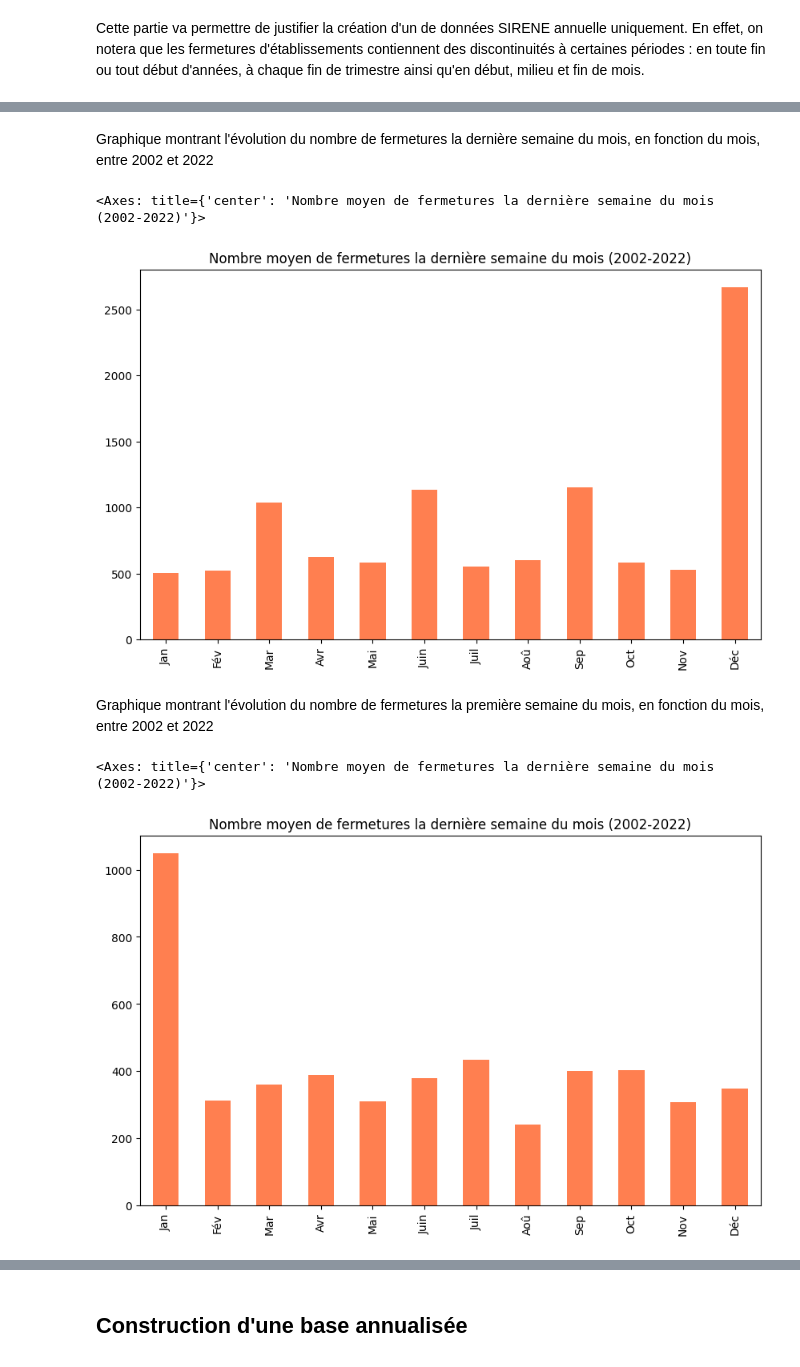
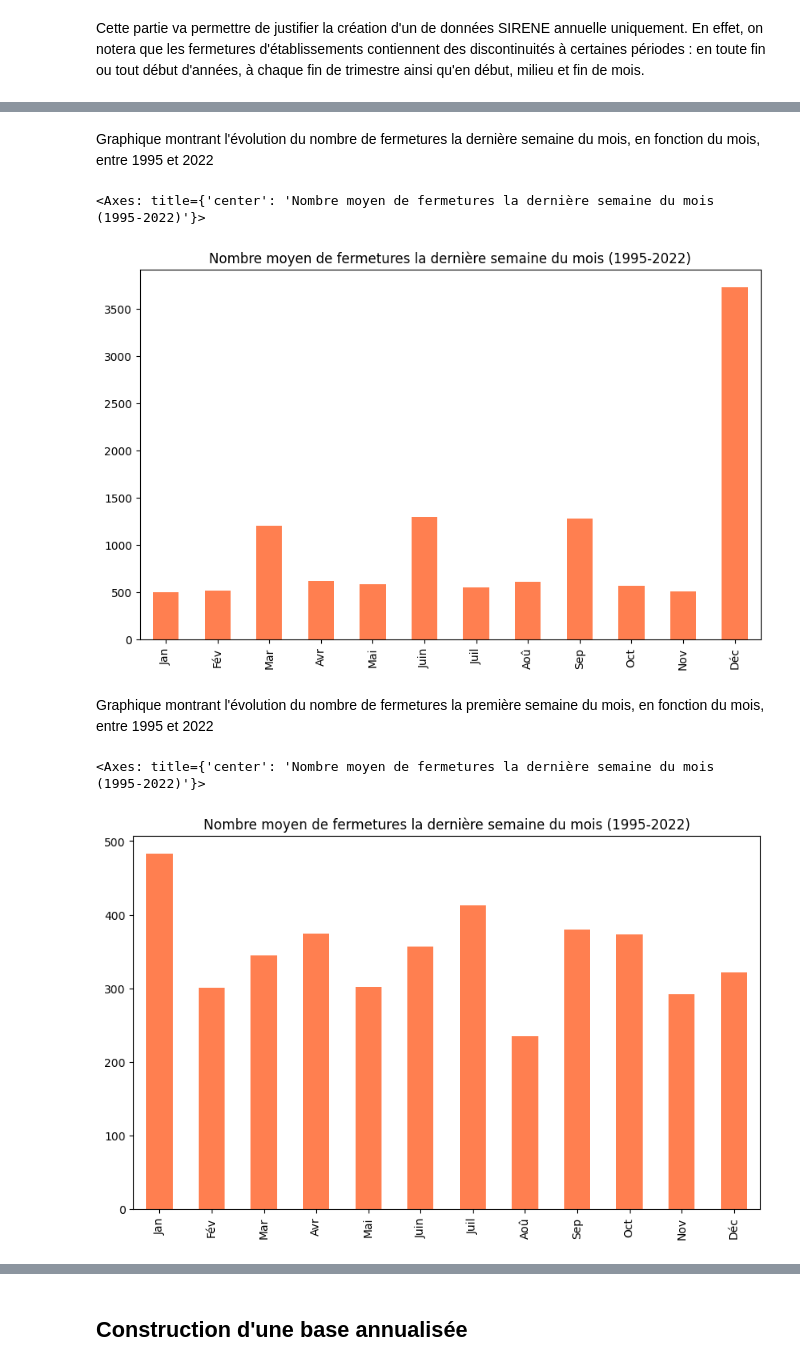
Before and after one commit to yczk9/STATAPP_V2, a Jupyter notebook: Notebooks/Import des données/Sirene_social.ipynb, the cells around one changed output, grey strips where cells are left out. Cells and saved outputs as stored; diff of their text form; code cells hidden in the pictures.

```diff
--- a/Notebooks/Import des données/Sirene_social.ipynb
+++ b/Notebooks/Import des données/Sirene_social.ipynb
@@ -126,3 +128,5 @@ for annee in range(2002, 2023):
+# %%
+df = df[~(df['dateDebut'] == '2008-01-01')]
 # %% [markdown]
 ### 3 Exploration de la construction des données
 # %% [markdown]
@@ -158,12 +162,12 @@ moyenne_globale.plot(kind='bar', title='Répartition administrative des fermetur
 # %% [markdown]
-Graphique montrant l'évolution du nombre de fermetures la dernière semaine du mois, en fonction du mois, entre 2002 et 2022
+Graphique montrant l'évolution du nombre de fermetures la dernière semaine du mois, en fonction du mois, entre 1995 et 2022
 # %%
 # 1. Préparation des dates
 df['dateDebut'] = pd.to_datetime(df['dateDebut'], errors='coerce')
 
-# 2. Filtrage global (2002 à 2022 + Fermetures uniquement)
+# 2. Filtrage global (1995 à 2022 + Fermetures uniquement)
 df_periode = df[
-    (df['dateDebut'].dt.year >= 2002) &
+    (df['dateDebut'].dt.year >= 1995) &
     (df['dateDebut'].dt.year <= 2022) &
     (df['etatAdministratifEtablissement'] == 'F')
 ].copy()
@@ -197,53 +201,53 @@ plt.figure(figsize=(10, 6))
 resultat_par_mois.plot(
     kind='bar',
     color='coral',
-    title='Nombre moyen de fermetures la dernière semaine du mois (2002-2022)'
+    title='Nombre moyen de fermetures la dernière semaine du mois (1995-2022)'
 )
 # %% [output]
-<Axes: title={'center': 'Nombre moyen de fermetures la dernière semaine du mois (2002-2022)'}>
+<Axes: title={'center': 'Nombre moyen de fermetures la dernière semaine du mois (1995-2022)'}>
-[figure, old version]
+[figure, new version]
 # %% [markdown]
-Graphique montrant l'évolution du nombre de fermetures la première semaine du mois, en fonction du mois, entre 2002 et 2022
+Graphique montrant l'évolution du nombre de fermetures la première semaine du mois, en fonction du mois, entre 1995 et 2022
 # %%
 # 1. Préparation des dates
 df['dateDebut'] = pd.to_datetime(df['dateDebut'], errors='coerce')
 
-# 2. Filtrage global (2002 à 2022 + Fermetures uniquement)
+# 2. Filtrage global (1995 à 2022 + Fermetures uniquement)
 df_periode = df[
-    (df['dateDebut'].dt.year >= 2002) &
+    (df['dateDebut'].dt.year >= 1995) &
     (df['dateDebut'].dt.year <= 2022) &
     (df['etatAdministratifEtablissement'] == 'F')
 ].copy()
 
 # 3. Filtrage de la première semaine du mois
 
 # On ne garde que les dates qui tombent dans les 7 derniers jours du mois
 df_derniere_semaine = df_periode[df_periode['dateDebut'].dt.day.isin(range(1,8))].copy()
 
 # 4. Extraction du mois et de l'année
 df_derniere_semaine['annee'] = df_derniere_semaine['dateDebut'].dt.year
 df_derniere_semaine['mois'] = df_derniere_semaine['dateDebut'].dt.month
 
 # 5. Calcul en deux étapes pour la rigueur statistique :
 # Étape A : Comptage des fermetures (de la dernière semaine) pour chaque couple (Année, Mois)
 # Ex: Combien en fin janv 2002, fin fév 2002, ..., fin janv 2003, etc.
 comptage_par_annee_mois = df_derniere_semaine.groupby(['annee', 'mois']).size().reset_index(name='nb')
 
 # Étape B : On agrège par mois de l'année
 # Note : Utilisez .mean() pour la moyenne annuelle, ou .sum() pour le cumul total sur les 20 ans
 resultat_par_mois = comptage_par_annee_mois.groupby('mois')['nb'].mean()
 
 # Optionnel : Remplacer les numéros (1-12) par le nom des mois pour le graphique
 noms_mois = ['Jan', 'Fév', 'Mar', 'Avr', 'Mai', 'Juin', 'Juil', 'Aoû', 'Sep', 'Oct', 'Nov', 'Déc']
 resultat_par_mois.index = noms_mois
 
 # 6. Visualisation
 plt.figure(figsize=(10, 6))
 resultat_par_mois.plot(
     kind='bar',
     color='coral',
-    title='Nombre moyen de fermetures la dernière semaine du mois (2002-2022)'
+    title='Nombre moyen de fermetures la dernière semaine du mois (1995-2022)'
 )
 # %% [output]
-<Axes: title={'center': 'Nombre moyen de fermetures la dernière semaine du mois (2002-2022)'}>
+<Axes: title={'center': 'Nombre moyen de fermetures la dernière semaine du mois (1995-2022)'}>
-[figure, old version]
+[figure, new version]
```
Also changed, not shown: parts of 11 cells of this notebook, 4 other files.
